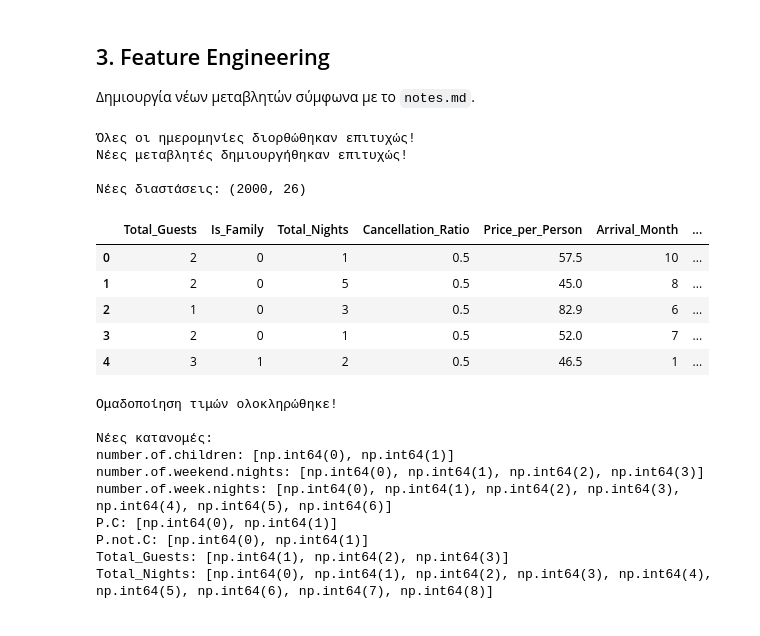
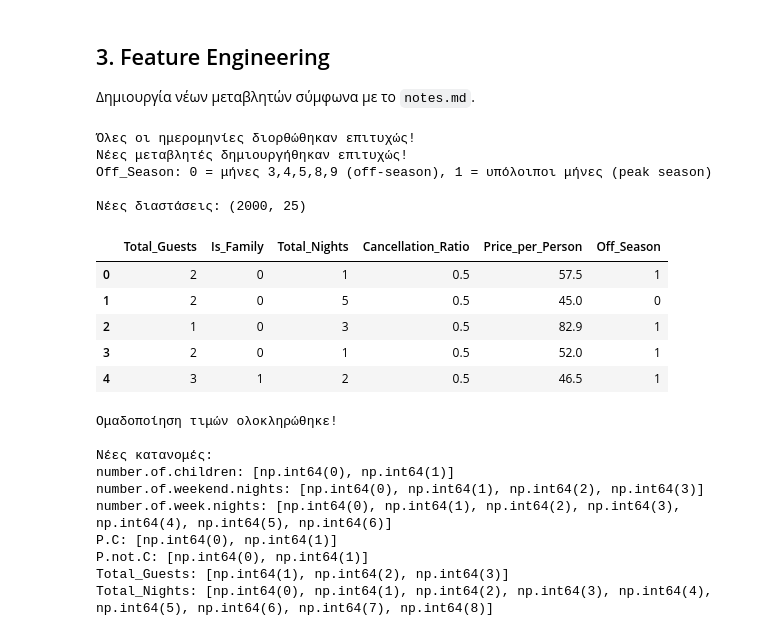
Before and after one commit to dgodolias/HotelCancellationsClustering, a Jupyter notebook: preprocessing.ipynb, the cells around one changed output. Saved outputs shown, nothing was run; the diff lists cells and outputs as text; code cells hidden in the pictures.

```diff
--- a/preprocessing.ipynb
+++ b/preprocessing.ipynb
@@ -133,11 +133,14 @@ def fix_invalid_date(date_str):
 # Εφαρμογή της διόρθωσης
 df_processed['date.of.reservation'] = df_processed['date.of.reservation'].apply(fix_invalid_date)
 
-# Υπολογισμός Arrival Date και παράγωγων μεταβλητών
+# Υπολογισμός Arrival Date και Off_Season
 df_processed['Arrival_Date'] = df_processed['date.of.reservation'] + pd.to_timedelta(df_processed['lead.time'], unit='D')
 df_processed['Arrival_Month'] = df_processed['Arrival_Date'].dt.month
-df_processed['Arrival_Year'] = df_processed['Arrival_Date'].dt.year
-df_processed['Reservation_Weekday'] = df_processed['date.of.reservation'].dt.dayofweek
+
+# 6. Off_Season: 0 αν μήνας είναι 3,4,5,8,9 (off-season), 1 αλλιώς (peak season)
+df_processed['Off_Season'] = df_processed['Arrival_Month'].apply(
+    lambda x: 0 if x in [3, 4, 5, 8, 9] else 1
+)
 
 # Έλεγχος για ημερομηνίες που δεν μπόρεσαν να διορθωθούν
 invalid_dates = df_processed['date.of.reservation'].isna().sum()
@@ -147,24 +150,26 @@ else:
     print("Όλες οι ημερομηνίες διορθώθηκαν επιτυχώς!")
 
 print("Νέες μεταβλητές δημιουργήθηκαν επιτυχώς!")
+print(f"Off_Season: 0 = μήνες 3,4,5,8,9 (off-season), 1 = υπόλοιποι μήνες (peak season)")
 print(f"\nΝέες διαστάσεις: {df_processed.shape}")
 # %% [output]
 Όλες οι ημερομηνίες διορθώθηκαν επιτυχώς!
 Νέες μεταβλητές δημιουργήθηκαν επιτυχώς!
+Off_Season: 0 = μήνες 3,4,5,8,9 (off-season), 1 = υπόλοιποι μήνες (peak season)
 
-Νέες διαστάσεις: (2000, 26)
+Νέες διαστάσεις: (2000, 25)
 # %%
 # Εμφάνιση των νέων features
 new_features = ['Total_Guests', 'Is_Family', 'Total_Nights', 'Cancellation_Ratio',
-                'Price_per_Person', 'Arrival_Month', 'Arrival_Year', 'Reservation_Weekday']
+                'Price_per_Person', 'Off_Season']
 df_processed[new_features].head()
 # %% [output]
-|  | Total_Guests | Is_Family | Total_Nights | Cancellation_Ratio | Price_per_Person | Arrival_Month | ... |
-| 0 | 2 | 0 | 1 | 0.5 | 57.5 | 10 | ... |
-| 1 | 2 | 0 | 5 | 0.5 | 45.0 | 8 | ... |
-| 2 | 1 | 0 | 3 | 0.5 | 82.9 | 6 | ... |
-| 3 | 2 | 0 | 1 | 0.5 | 52.0 | 7 | ... |
-| 4 | 3 | 1 | 2 | 0.5 | 46.5 | 1 | ... |
+|  | Total_Guests | Is_Family | Total_Nights | Cancellation_Ratio | Price_per_Person | Off_Season |
+| 0 | 2 | 0 | 1 | 0.5 | 57.5 | 1 |
+| 1 | 2 | 0 | 5 | 0.5 | 45.0 | 0 |
+| 2 | 1 | 0 | 3 | 0.5 | 82.9 | 1 |
+| 3 | 2 | 0 | 1 | 0.5 | 52.0 | 1 |
+| 4 | 3 | 1 | 2 | 0.5 | 46.5 | 1 |
 # %%
 # 1. number.of.children: 0, 1+ (αντί για 0,1,2,3)
 df_processed['number.of.children'] = df_processed['number.of.children'].apply(
```
Also changed, not shown: parts of 16 cells of this notebook.
